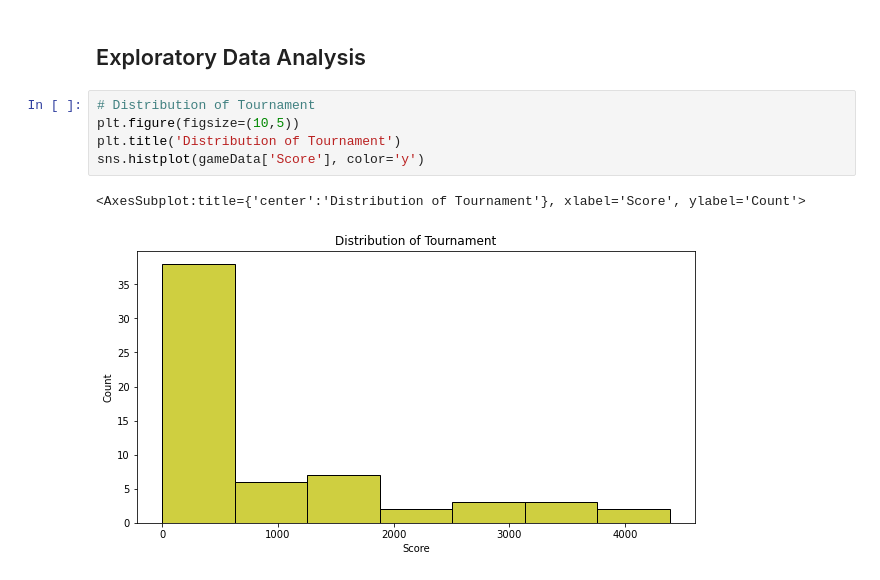
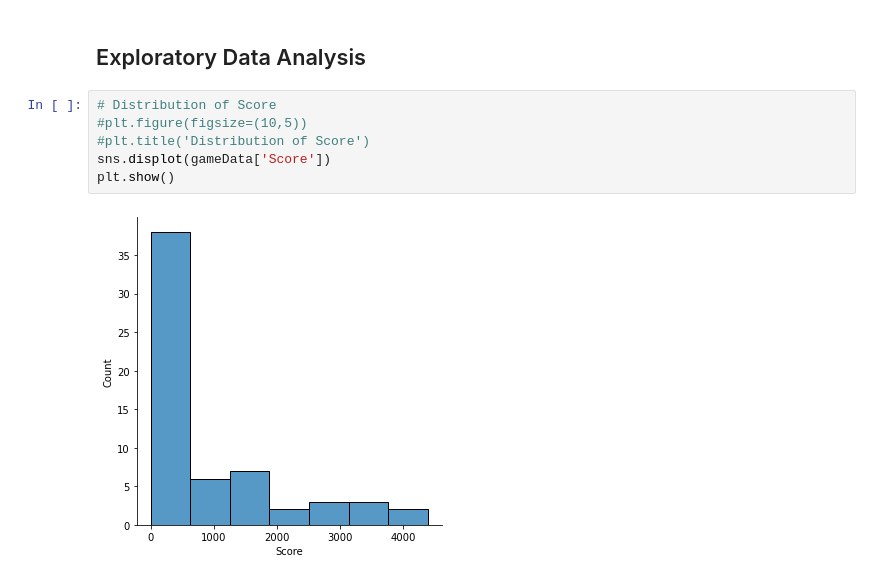
Before and after one commit to SelvamRaju/Applied-Statistics, a Jupyter notebook: Part-Two.ipynb, the cells around one changed output. Drawn from its saved outputs; the diff is of its cells as text.

```diff
--- a/Part-Two.ipynb
+++ b/Part-Two.ipynb
@@ -175,10 +175,10 @@ gameData.describe().transpose()
 # %% [markdown]
 ## Exploratory Data Analysis
 # %%
-# Distribution of Tournament
-plt.figure(figsize=(10,5))
-plt.title('Distribution of Tournament')
-sns.histplot(gameData['Score'], color='y')
+# Distribution of Score
+#plt.figure(figsize=(10,5))
+#plt.title('Distribution of Score')
+sns.displot(gameData['Score'])
+plt.show()
 # %% [output]
-<AxesSubplot:title={'center':'Distribution of Tournament'}, xlabel='Score', ylabel='Count'>
-[figure, old version]
+[figure, new version]
```
Also changed, not shown: parts of 18 cells of this notebook, 1 other file.
